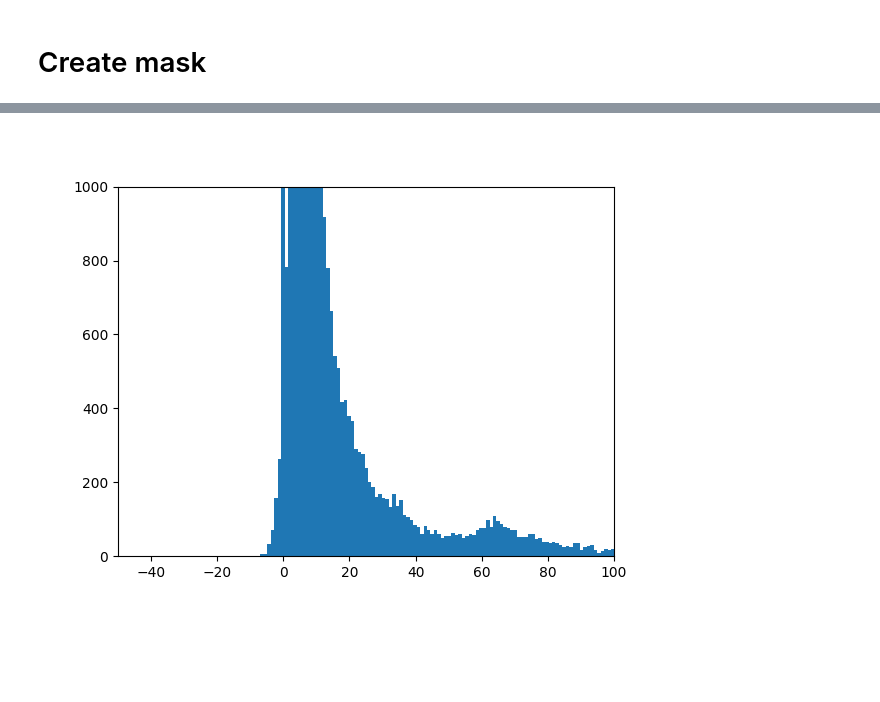
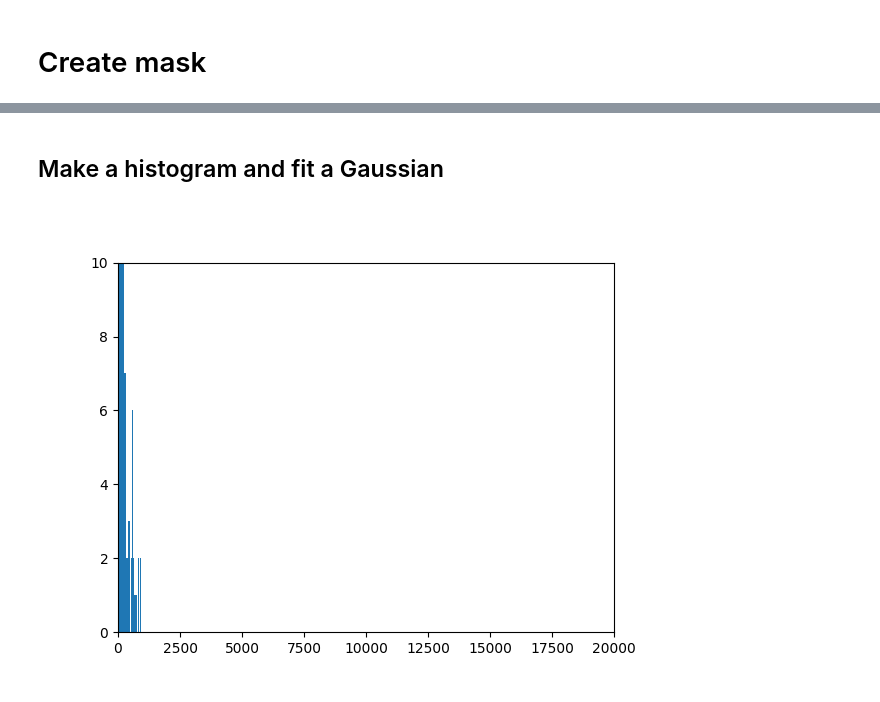
Before and after one commit to luisepevestorff/CheopsCosmics, a Jupyter notebook: Cheops_Cosmic_Clean.ipynb, the cells around one changed output, grey strips where cells are left out. Drawn from its saved outputs; the diff is of its cells as text; code cells hidden in the pictures; blank space fills up the shorter version.

```diff
--- a/Cheops_Cosmic_Clean.ipynb
+++ b/Cheops_Cosmic_Clean.ipynb
@@ -122,0 +226,18 @@ SubArray_corr = nan_to_0(SubArray)
+# %%
+#compute temporal median for each pixel
+
+def pixel_medians(input):
+    pixels = np.empty(shape=(200,200))
+    for j in range(len(input[0,:,0])):
+        for k in range(len(input[0,0,:])):
+            pixels[j,k] = np.nanmedian(input[:,j,k], axis=0)
+    return(pixels)
+
+temporal_median = pixel_medians(SubArray)
+#print(temporal_median)
+
+temporal_broadcast = np.array(np.broadcast_to(temporal_median,np.shape(SubArray)))
+#print(temporal_broadcast.shape)
+
+#subtract temporal median from cube
+SubArray_new = SubArray - temporal_broadcast
@@ -128,10 +277,9 @@ def roll_angle_correction(data_array, roll_angle_array):
         rotated_image = np.full_like(example_shape_array,ndimage.rotate(data_array[i,:,:], -roll_angle_array[i], reshape=False))
         rotated_array = np.concatenate((rotated_array, rotated_image))
 
-    print(rotated_array.shape)
     return(rotated_array)
 
-derotated_cube = roll_angle_correction(SubArray, roll_angle)
-print(derotated_cube.shape)
-print(SubArray[0,1,:])
+derotated_cube = roll_angle_correction(SubArray_new, roll_angle)
+
+print(derotated_cube[44,0,80])
 # %% [output]
@@ -182,4 +314,4 @@ plt.close()
 # calculate new mean/median
 
 mean_new = np.mean(derotated_cube[:,:,:], axis=0)
-median_new = np.median(derotated_cube[:,:,:], axis=0)
+median_new = np.median(derotated_cube[:,:,:]**2, axis=0)
@@ -186,11 +342,14 @@ median_new = np.median(derotated_cube[:,:,:], axis=0)
+# %% [markdown]
+## Make a histogram and fit a Gaussian
 # %%
 #reshape array from 3d to 2d
 flattened_Array = np.ndarray.flatten(median_new)
+
 #plot a histogram
 plt.figure()
-plt.hist(flattened_Array, bins=1000, range=(-50,1000))
-plt.ylim(top=1000)
-plt.xlim(left = -50, right=100)
+plt.hist(flattened_Array, bins=1000, range=(0, 1000))
+plt.ylim(top=10)
+plt.xlim(left=0, right=20000)
 plt.show()
 # %% [output]
-[figure, old version]
+[figure, new version]
```
Also changed, not shown: parts of 36 cells of this notebook.
